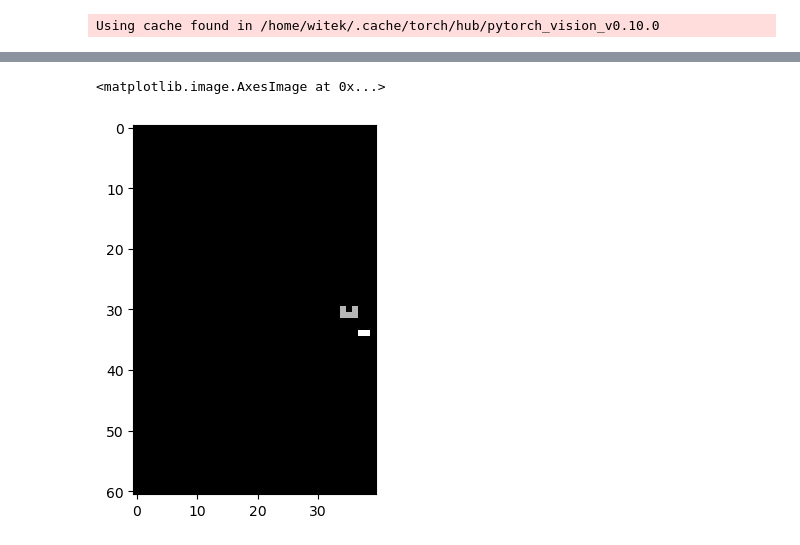
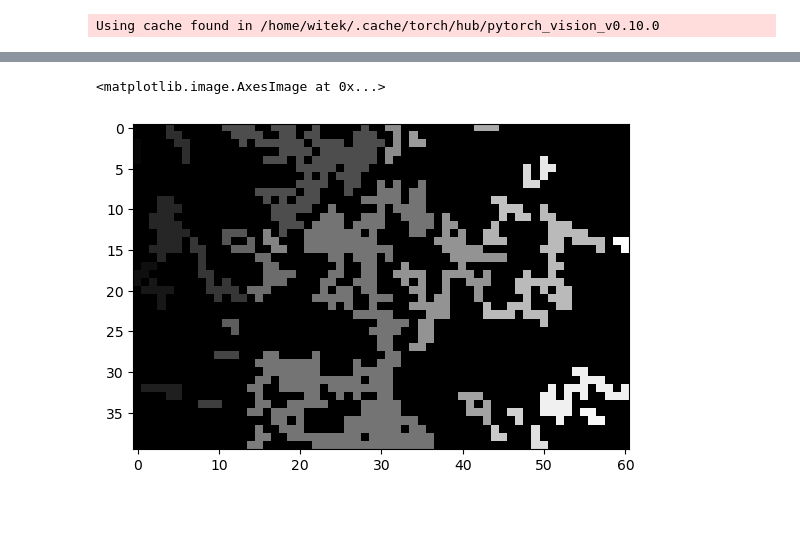
Before and after one commit to witek3100/Map-creator--Studio-proj.-AGH, a Jupyter notebook: src/map_generator/prototype.ipynb, the cells around one changed output, grey strips where cells are left out. Drawn from its saved outputs; the diff is of its cells as text; code cells hidden in the pictures; blank space fills up the shorter version.

```diff
--- a/src/map_generator/prototype.ipynb
+++ b/src/map_generator/prototype.ipynb
@@ -53,9 +39,10 @@ plt.imshow(pred_map * 10, cmap='gray')
 # %%
-clusters_to_filter = [cluster for cluster in np.unique(pred_map) if np.count_nonzero(pred_map == cluster) == 1]
+clusters_to_filter = [cluster for cluster in np.unique(pred_map) if np.count_nonzero(pred_map == cluster) <= 2]
 mask = np.isin(pred_map, clusters_to_filter)
 pred_map[mask] = 0
+pred_mapT = pred_map.T
 # %%
-plt.imshow(pred_map, cmap='gray')
+plt.imshow(pred_mapT, cmap='gray')
 # %% [output]
 <matplotlib.image.AxesImage at 0x...>
-[figure, old version]
+[figure, new version]
```
Also changed, not shown: parts of 19 cells of this notebook, 1 other file.
